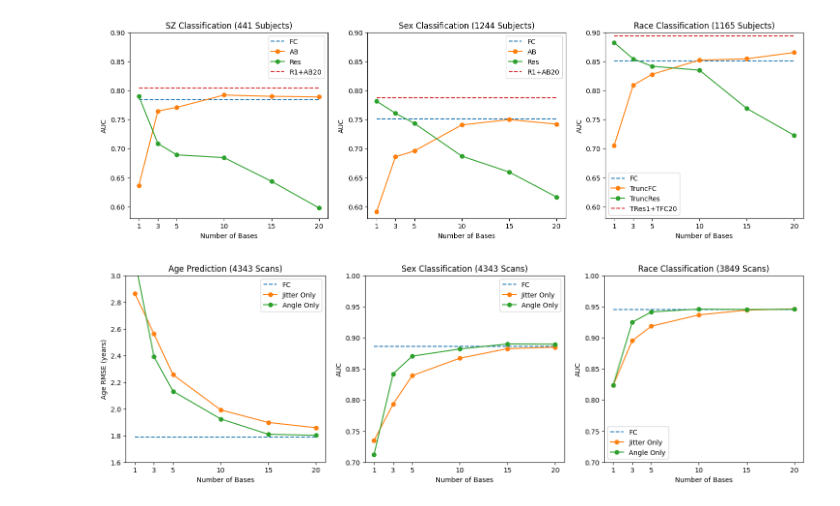
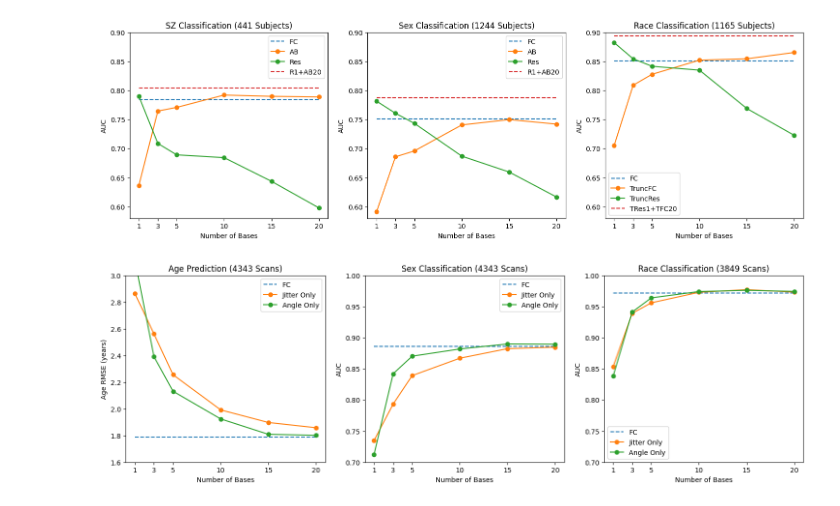
Before and after one commit to aorliche/PNC, a Jupyter notebook: AngleBasis/AngleBasis23NumberOfBasisFigures.ipynb, the cells around one changed output. Cells and saved outputs as stored; diff of their text form; code cells hidden in the pictures.

```diff
--- a/AngleBasis/AngleBasis23NumberOfBasisFigures.ipynb
+++ b/AngleBasis/AngleBasis23NumberOfBasisFigures.ipynb
@@ -225,13 +225,13 @@ age_eigs = [2.8633606292328437,2.561429497366694,2.2554311586443494,
 age_angle = [3.113065568887506,2.391333507901594,2.131326012901318,
              1.924241476709194,1.808960570978531,1.80138515649083]
 
-race_fc = 0.945
+race_fc = 0.97180
 
-race_eigs = [0.8234837837837838,0.8951398648648649,0.9184597972972973,
-             0.9366077702702702,0.9442097972972971,0.9463283783783784]
+race_eigs = [0.8536182432432431,0.9390918918918917,0.9559952702702702,
+             0.9729297297297299,0.977183108108108,0.9731709459459461]
 
-race_angle = [0.8237814189189189,0.9247462837837837,0.9413969594594593,
-              0.9459618243243243,0.9452979729729728,0.9457331081081082]
+race_angle = [0.8382824324324323,0.941264864864865,0.9639466216216217,
+              0.9741506756756756,0.9760601351351352,0.9743986486486487]
 
 sex_fc = 0.886
 
@@ -250,32 +250,32 @@ ax[0].plot(bases, 6*[age_fc], label='FC', linestyle='--')
 ax[0].plot(bases, age_eigs, marker='o', label='Jitter Only')
 ax[0].plot(bases, age_angle, marker='o', label='Angle Only')
 ax[0].set_xticks(bases)
 ax[0].set_xlabel('Number of Bases')
 ax[0].set_ylabel('Age RMSE (years)')
 ax[0].legend()
 ax[0].set_ylim([1.6,3])
 
 ax[1].set_title('Sex Classification (4343 Scans)')
 ax[1].plot(bases, 6*[sex_fc], label='FC', linestyle='--')
 ax[1].plot(bases, sex_eigs, marker='o', label='Jitter Only')
 ax[1].plot(bases, sex_angle, marker='o', label='Angle Only')
 ax[1].set_xticks(bases)
 ax[1].set_xlabel('Number of Bases')
 ax[1].set_ylabel('AUC')
 ax[1].legend()
 ax[1].set_ylim([0.7,1])
 
 ax[2].set_title('Race Classification (3849 Scans)')
 ax[2].plot(bases, 6*[race_fc], label='FC', linestyle='--')
 ax[2].plot(bases, race_eigs, marker='o', label='Jitter Only')
 ax[2].plot(bases, race_angle, marker='o', label='Angle Only')
 ax[2].set_xticks(bases)
 ax[2].set_xlabel('Number of Bases')
 ax[2].set_ylabel('AUC')
 ax[2].legend()
 ax[2].set_ylim([0.7,1])
 
-fig.savefig('/home/anton/Documents/Tulane/Research/Work/AngleBasis/ABvsEigsPNC.pdf')
+# fig.savefig('/home/anton/Documents/Tulane/Research/Work/AngleBasis/ABvsEigsPNC.pdf')
 fig.show()
 # %% [output]
-[figure, old version]
+[figure, new version]
```
Also changed, not shown: parts of 3 cells of this notebook, 5 other files.
